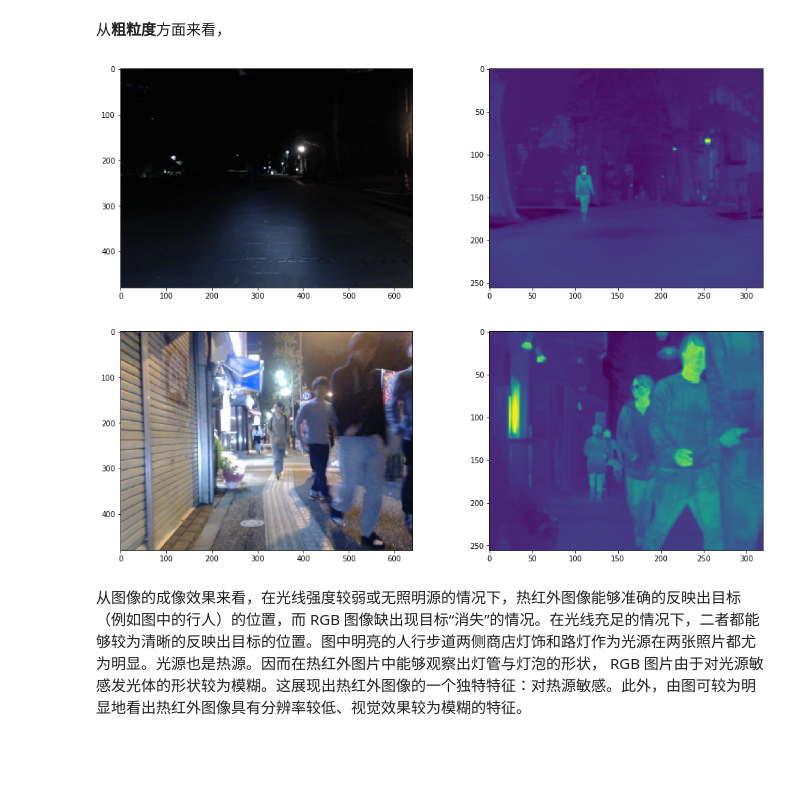
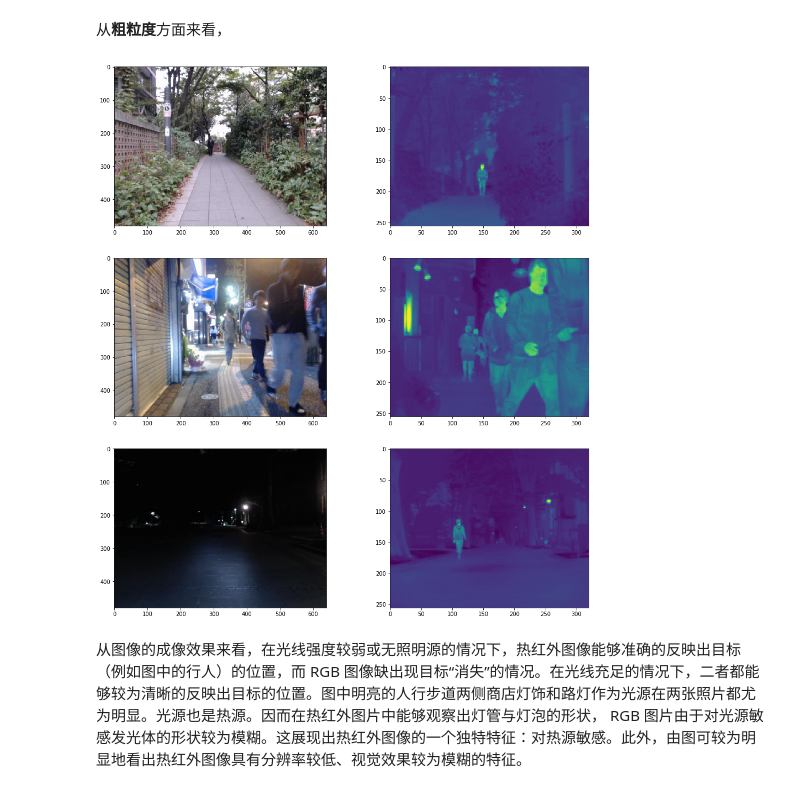
Before and after one commit to HanlynnKe/TIR-Tracking, a Jupyter notebook: FFB-TIR-tracking-1.ipynb, the cells around one changed output. Cells and saved outputs as stored; diff of their text form; code cells hidden in the pictures; blank space fills up the shorter version.

```diff
--- a/FFB-TIR-tracking-1.ipynb
+++ b/FFB-TIR-tracking-1.ipynb
@@ -16,17 +16,21 @@ import matplotlib.pyplot as plt
 # %%
 # 分别加载rgb图像与tir图像
 im_dark_r = plt.imread('./data/RGB/RGB001.png')
 im_bright_r = plt.imread('./data/RGB/RGB002.png')
+im_day_r = plt.imread('./data/RGB/RGB003.png')
 im_dark_t = plt.imread('./data/TIR/TIR001.png')
 im_bright_t = plt.imread('./data/TIR/TIR002.png')
-fig, ax = plt.subplots(nrows=2, ncols=2, figsize = (16, 12))
-ax[0][0].imshow(im_dark_r)
-ax[0][1].imshow(im_dark_t)
+im_day_t = plt.imread('./data/TIR/TIR003.png')
+fig, ax = plt.subplots(nrows=3, ncols=2, figsize = (16, 18))
+ax[0][0].imshow(im_day_r)
+ax[0][1].imshow(im_day_t)
 ax[1][0].imshow(im_bright_r)
 ax[1][1].imshow(im_bright_t)
+ax[2][0].imshow(im_dark_r)
+ax[2][1].imshow(im_dark_t)
 plt.show()
 # %% [output]
-[figure, old version]
+[figure, new version]
 # %% [markdown]
 从图像的成像效果来看，在光线强度较弱或无照明源的情况下，热红外图像能够准确的反映出目标（例如图中的行人）的位置，而 RGB 图像缺出现目标“消失”的情况。在光线充足的情况下，二者都能够较为清晰的反映出目标的位置。图中明亮的人行步道两侧商店灯饰和路灯作为光源在两张照片都尤为明显。光源也是热源。因而在热红外图片中能够观察出灯管与灯泡的形状， RGB 图片由于对光源敏感发光体的形状较为模糊。这展现出热红外图像的一个独特特征：对热源敏感。此外，由图可较为明显地看出热红外图像具有分辨率较低、视觉效果较为模糊的特征。
 # %% [markdown]
```
Also changed, not shown: parts of 5 cells of this notebook.
